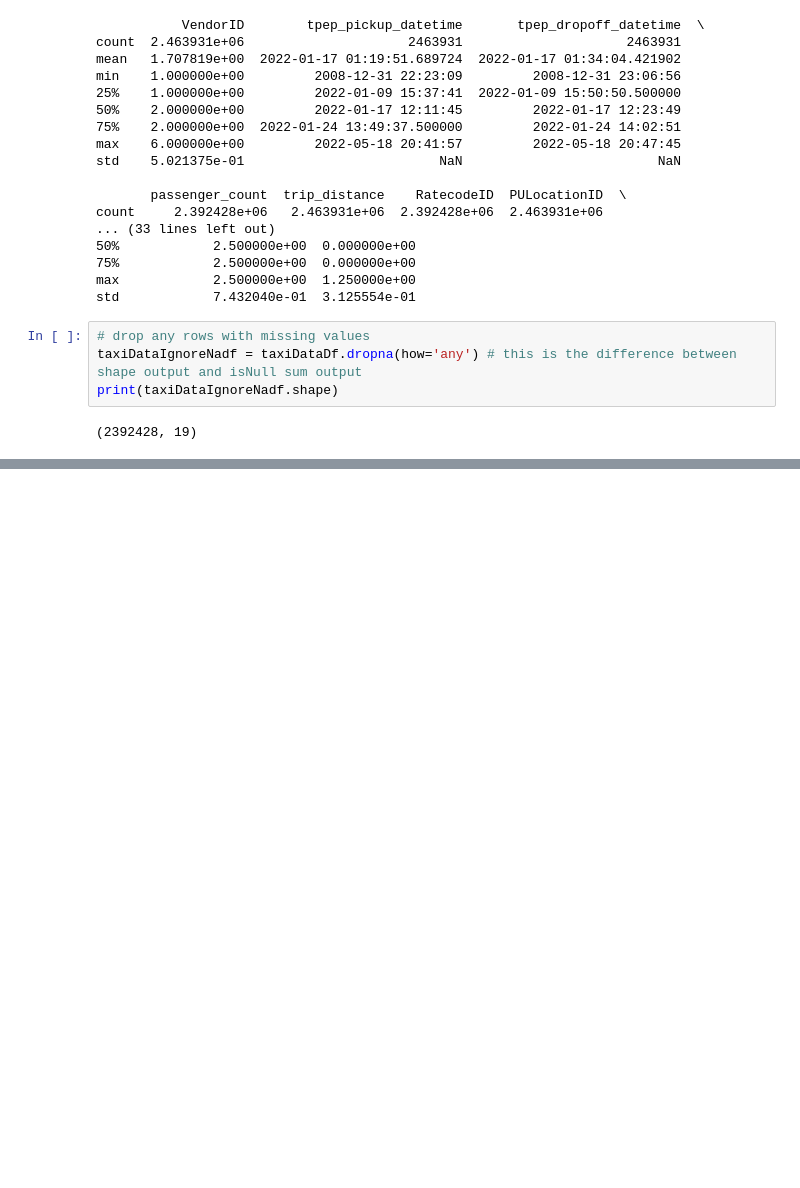
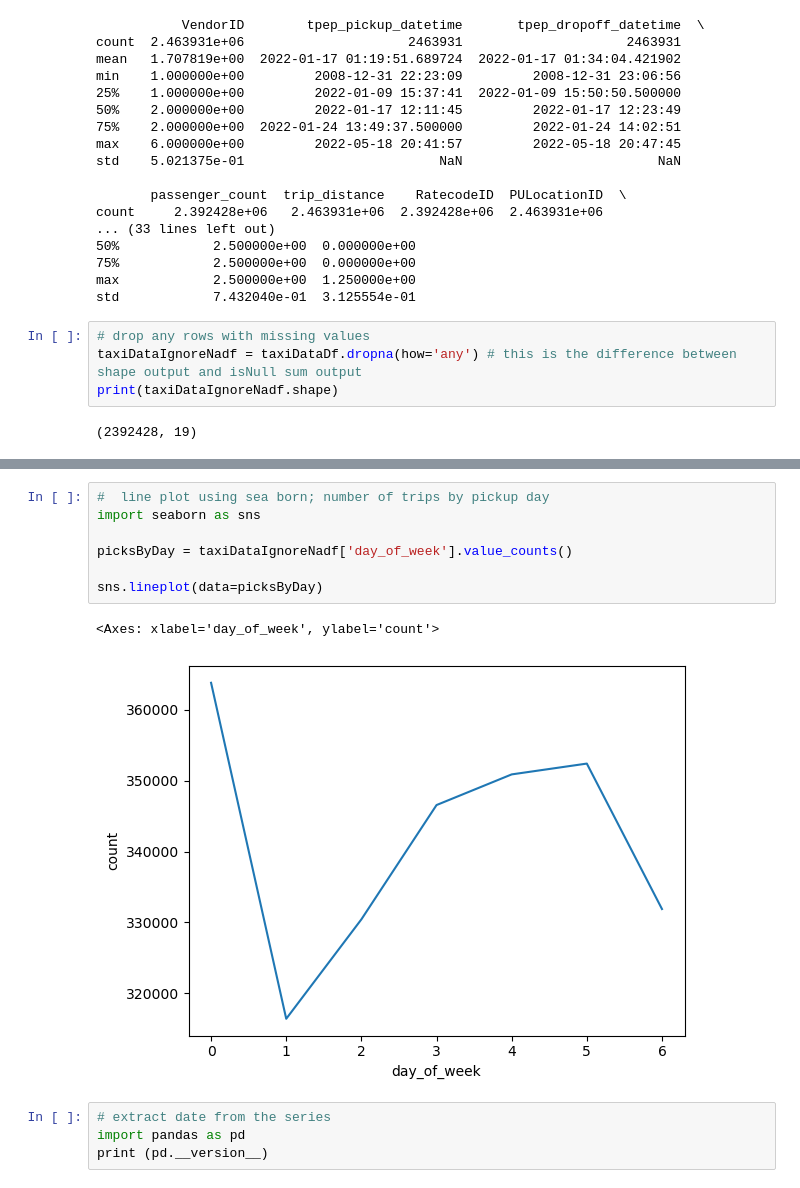
Before and after one commit to ankitkadali/guildMLPlayground, a Jupyter notebook: project1/edaProject1.ipynb, the cells around one changed output, grey strips where cells are left out. Cells and saved outputs as stored; diff of their text form; blank space fills up the shorter version.

```diff
--- a/project1/edaProject1.ipynb
+++ b/project1/edaProject1.ipynb
@@ -87,0 +177,14 @@ print(taxiDataIgnoreNadf.shape)
+# %%
+#  line plot using sea born; number of trips by pickup day
+import seaborn as sns
+
+picksByDay = taxiDataIgnoreNadf['day_of_week'].value_counts()
+
+sns.lineplot(data=picksByDay)
+# %% [output]
+<Axes: xlabel='day_of_week', ylabel='count'>
+[figure, added]
+# %%
+# extract date from the series
+import pandas as pd
+print (pd.__version__)
```
Also changed, not shown: parts of 17 cells of this notebook.
